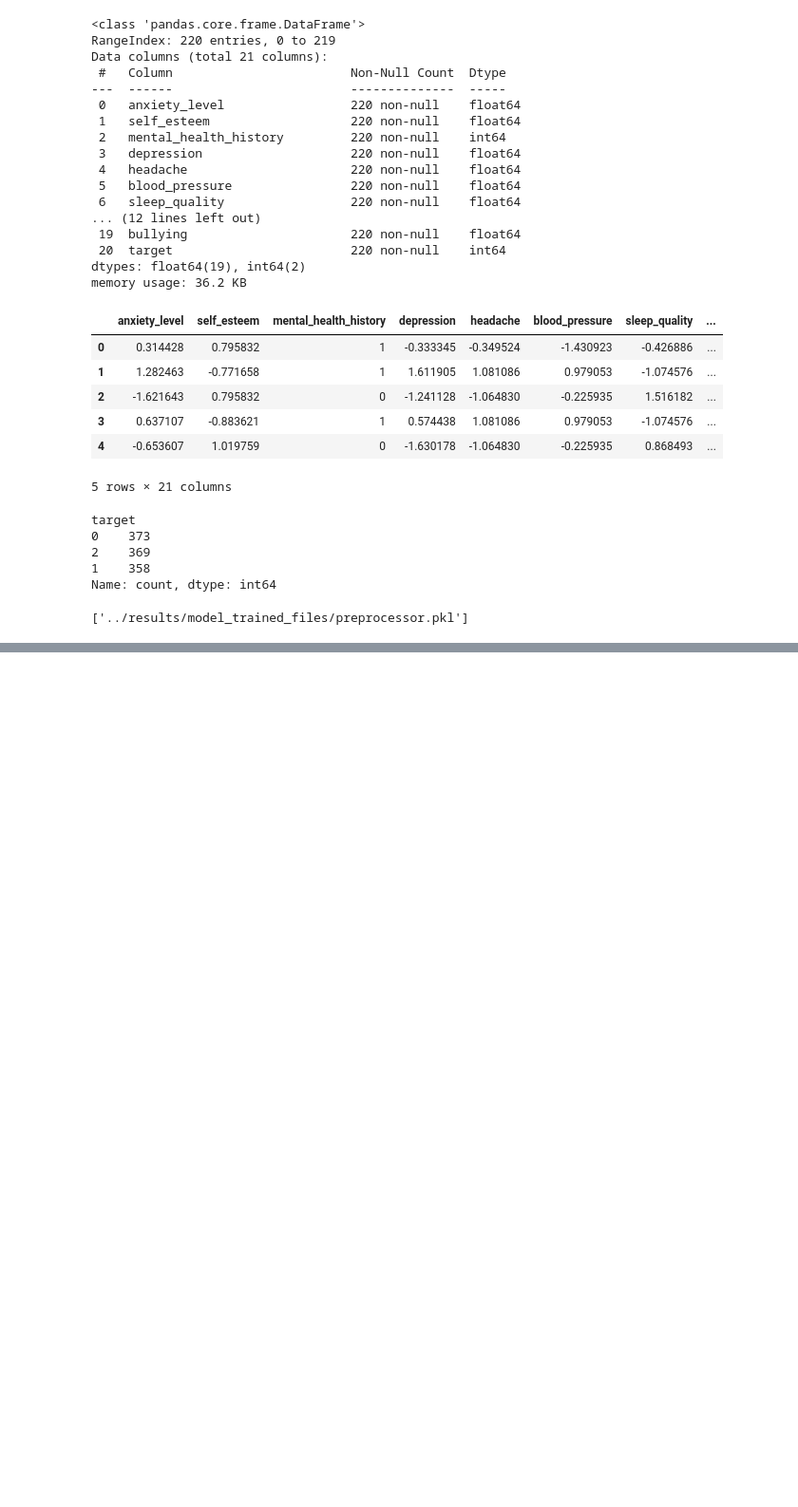
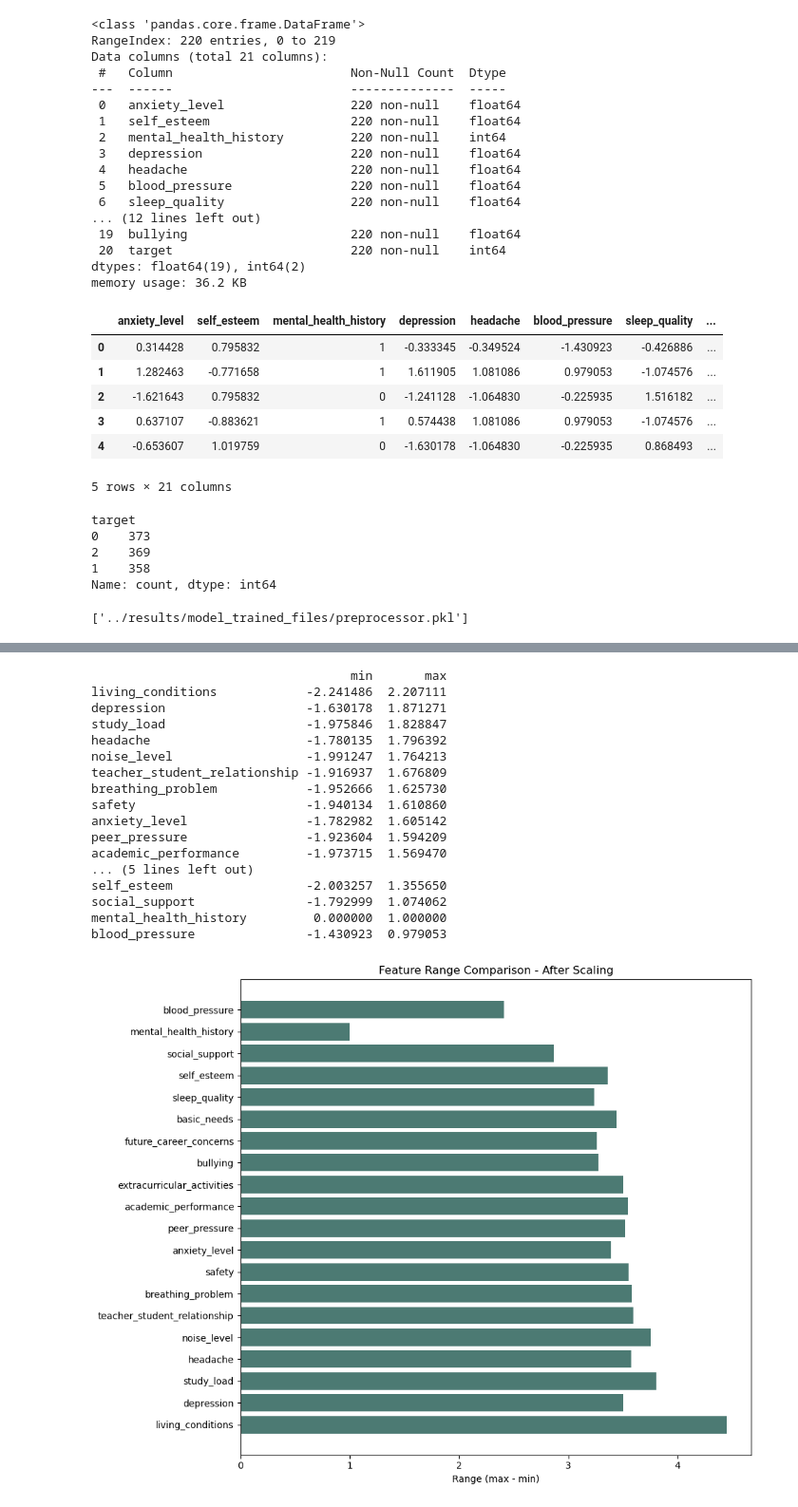
Before and after one commit to chandiracje/AIMAL_Project_Y2S1_G8.1_03, a Jupyter notebook: notebooks/StressLevelDataset(Scaling_IT25102446).ipynb, the cells around one changed output, grey strips where cells are left out. Shown at 95% size. Cells and saved outputs as stored; diff of their text form; code cells hidden in the pictures; blank space fills up the shorter version.

```diff
--- a/notebooks/StressLevelDataset(Scaling_IT25102446).ipynb
+++ b/notebooks/StressLevelDataset(Scaling_IT25102446).ipynb
@@ -180,0 +230,35 @@ joblib.dump(preprocessor, "../results/model_trained_files/preprocessor.pkl")
+# %%
+feature_cols = [c for c in scaledStressData.columns if c != "target"]
+
+ranges = pd.DataFrame({
+    "min": scaledStressData[feature_cols].min(),
+    "max": scaledStressData[feature_cols].max()
+}).sort_values("max", ascending=False)
+
+print(ranges)
+
+plt.figure(figsize=(10, 8))
+plt.barh(ranges.index, ranges["max"] - ranges["min"], color='#4C7A73')
+plt.xlabel("Range (max - min)")
+plt.title("Feature Range Comparison - After Scaling")
+plt.tight_layout()
+plt.show()
+# %% [output]
+                                   min       max
+living_conditions            -2.241486  2.207111
+depression                   -1.630178  1.871271
+study_load                   -1.975846  1.828847
+headache                     -1.780135  1.796392
+noise_level                  -1.991247  1.764213
+teacher_student_relationship -1.916937  1.676809
+breathing_problem            -1.952666  1.625730
+safety                       -1.940134  1.610860
+anxiety_level                -1.782982  1.605142
+peer_pressure                -1.923604  1.594209
+academic_performance         -1.973715  1.569470
+... (5 lines left out)
+self_esteem                  -2.003257  1.355650
+social_support               -1.792999  1.074062
+mental_health_history         0.000000  1.000000
+blood_pressure               -1.430923  0.979053
+[figure, added]
```
Also changed, not shown: parts of 14 cells of this notebook, 7 other files.
